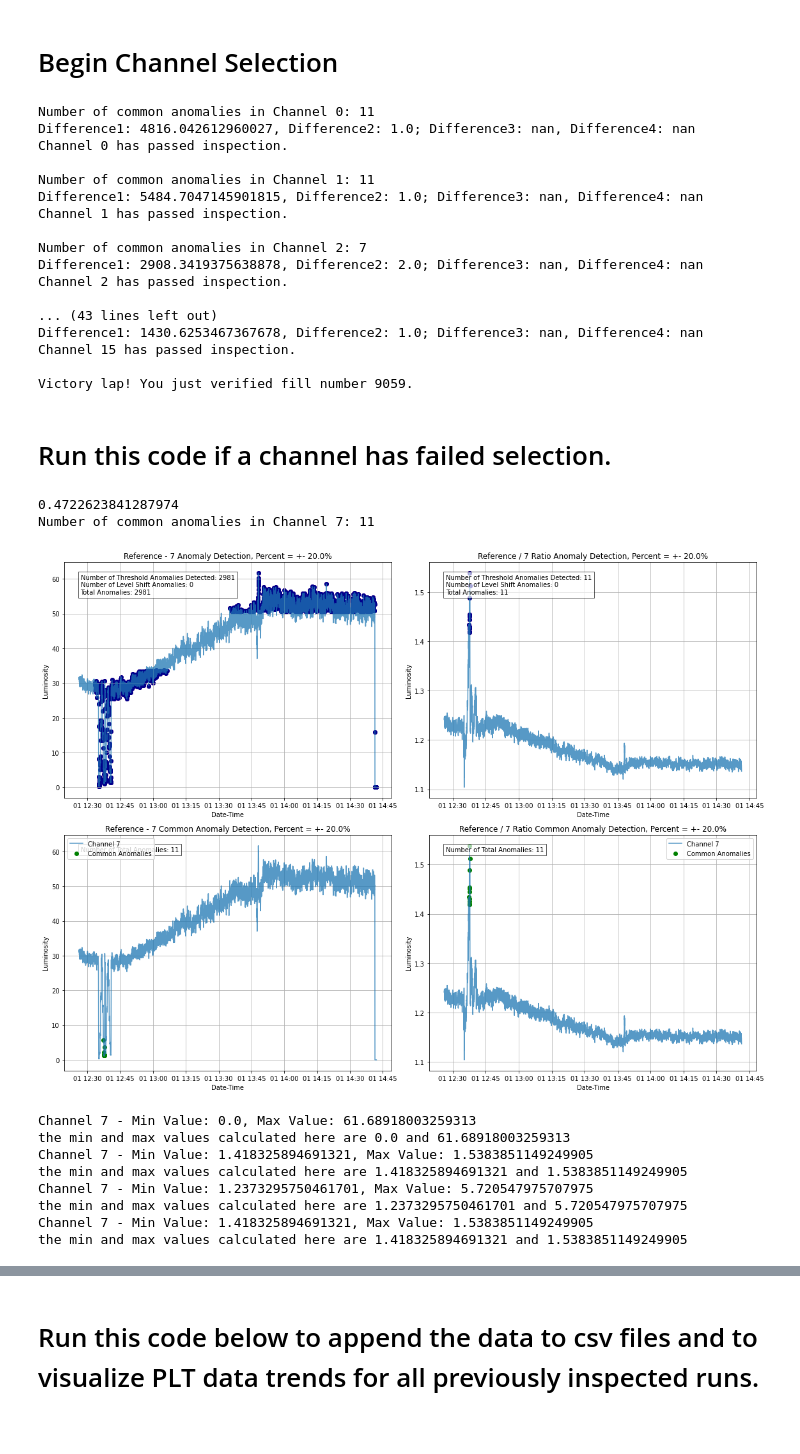
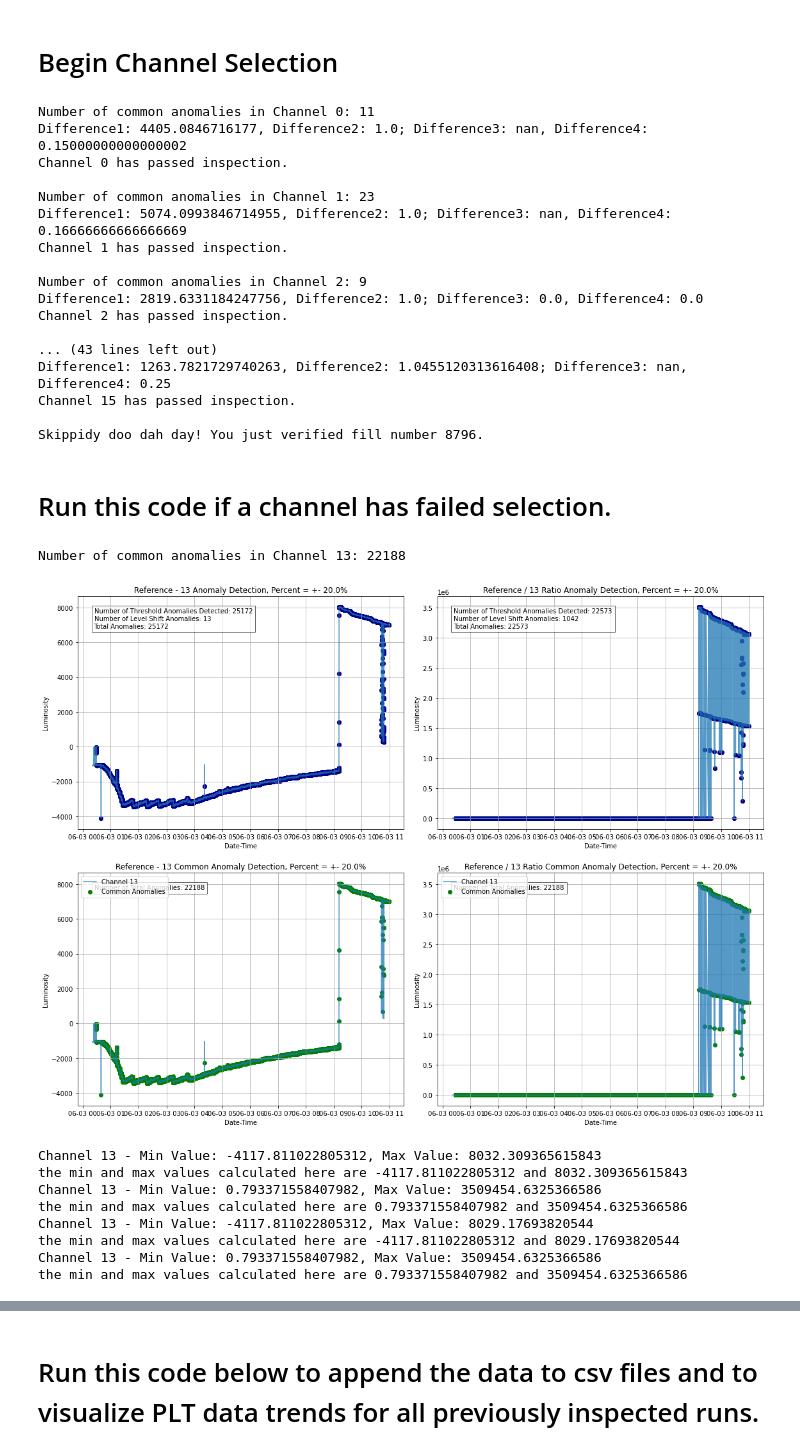
Before and after one commit to katieream/byebyebyeBRIL, a Jupyter notebook: plt_anomaly_algorithm.ipynb, the cells around one changed output, grey strips where cells are left out. Cells and saved outputs as stored; diff of their text form; code cells hidden in the pictures.

```diff
--- a/plt_anomaly_algorithm.ipynb
+++ b/plt_anomaly_algorithm.ipynb
@@ -51,9 +52,11 @@ happy_message = ["Gee whiskers!", "As Post Malone said - Congratulations!", "Hat
 import pathlib
 #list(pathlib.Path('/eos/cms/store/group/dpg_bril/comm_bril/2023/physics/').glob('*.pkl'))
 # %%
-fill_number = 9059
+fill_number = 8796 #change to whatever fill number you want to load in
+
+#cleaning the hd5 file to drop any NaN values, negative luminosity values, and ensure stable beams are on
 hd5 = pd.read_pickle(f'/eos/cms/store/group/dpg_bril/comm_bril/2023/physics/{fill_number}.pkl')
-hd5_cleaned = hd5.dropna()
+hd5_cleaned = hd5.dropna(how = "all")
 rename_dict = {f'pltaggzero_data_{i:02}': f'pltaggzero_{i}' for i in range(16)}
 pltagg_columns = [f'pltaggzero_{i}' for i in range(16)]
 hd5_cleaned = hd5_cleaned.rename(columns=rename_dict)
@@ -62,10 +65,10 @@ hd5_cleaned = hd5_cleaned[(hd5_cleaned[pltagg_columns] >= 0).all(axis=1)]
 hd5_cleaned = hd5_cleaned[(hd5_cleaned['hfetlumi_avgraw'] >= 0) & (hd5_cleaned['hfetlumi_avgraw'].notna())]
 hd5_cleaned = hd5_cleaned[(hd5_cleaned['bcm1flumi_avgraw'] >= 0) & (hd5_cleaned['bcm1flumi_avgraw'].notna())]
 
-
 channels = range(16)
 ch_data = [hd5_cleaned[['nbnum', 'fillnum', 'runnum', 'lsnum', 'date_time', f'pltaggzero_{ch}', 'hfetlumi_avgraw', 'bcm1flumi_avgraw']].rename(columns={f'pltaggzero_{ch}': 'lumi'}) for ch in channels]
 
+#defining the function that gives us our dataframes and finds the ratio values for a particular channel
 def ch_ratio(hd5: pd.DataFrame, ch: int, ref_thr: float = 0.1) -> pd.DataFrame:
     if f'pltaggzero_{ch}' not in hd5.columns:
         print(f"Column 'pltaggzero_{ch}' does not exist.")
@@ -78,6 +81,8 @@ def ch_ratio(hd5: pd.DataFrame, ch: int, ref_thr: float = 0.1) -> pd.DataFrame:
     ch_data['ratio'] = ch_data[f'pltaggzero_{ch}'] / ch_data['lumi_ref']
     return ch_data
 
+
+#defining our dataframes
 ch_ratios = [ch_ratio(hd5=hd5_cleaned, ch=ch, ref_thr=0.1) for ch in channels]
 lumi_data = [ch_data[ch]['lumi'] for ch in channels]
 dt_data = [ch_data[ch]['date_time'] for ch in channels]
@@ -98,12 +103,15 @@ dt_df = pd.DataFrame(dt_data).T
 dt_column_names = [f'date-time{i}' for i in channels]
 dt_df.columns = dt_column_names
 
+#defining the dataframes plugged into the anomaly detection algorithm later
 adtk_df_ratio = pd.concat([dt_df, df_ratio_adtk], axis=1)
 adtk_df = pd.concat([pd.DataFrame({f'lumi_{i}': lumi_data[i], f'date-time_{i}': dt_data[i]}) for i in channels], axis=1)
 
+#titles for plots
 titles = [f'ch{ch} lumi' for ch in channels]
 titles_r = [f'ch{ch}/all' for ch in channels]
 
+#visualize the table
 hd5_cleaned
 # %% [output]
 |  | fillnum | runnum | lsnum | nbnum | hfetlumi_avgraw | hfetlumi_avg | hfetlumi_bxraw | hfetlumi_bx | ... |
@@ -453,22 +493,23 @@ def channel_selection(df1, threshold_high1, threshold_low1, levelshift_c_value,
 # %% [markdown]
 # Begin Channel Selection
 # %%
+#defining the reference channel based on code from earlier
 reference = ch_data[closest_channel]['lumi']
 reference_dt = dt_data[closest_channel]
 
+#defining the parameters for the channel selection tool
 percent = 0.20
-levelshift = 400
+levelshift = 300
 window = 2
 
-bad_channels = [6, 8, 9]
 
 for channel in channels:
-    if channel in bad_channels:
+    if channel in channels_failed:
         print(f"Skipping bad channel {channel}. \n")
         continue
 
     select_channel = channel
-
+    #checking to ensure the lengths match
     if not (len(reference) == len(ch_data[select_channel]['lumi']) == len(reference - ch_data[select_channel]['lumi'])):
         print(f"There is an issue with the lengths for channel {select_channel}")
         print(f"Length of reference: {len(reference)}")
@@ -479,21 +520,25 @@ for channel in channels:
     ch_data[select_channel]['lumi'].replace([np.inf, -np.inf], np.nan, inplace=True)
     ch_data[select_channel]['lumi'].dropna(inplace=True)
 
+    #finding the difference between reference and select channel
     difference = reference - ch_data[select_channel]['lumi']
     difference.index = reference_dt
     difference.index = pd.to_datetime(difference.index).floor('s')
 
+    #finding the ratio between reference and select channel
     ratio = (reference / ch_data[select_channel]['lumi'])
     ratio.index = reference_dt
     ratio.index = pd.to_datetime(ratio.index).floor('s')
     ratio = ratio.replace([np.inf, -np.inf], np.nan).dropna()
 
+    #finding mean values for difference and ratio across all points
     differencemean = np.mean(difference)
     ratiomean = np.mean(ratio)
 
     threshold_high2 = ratiomean + percent * ratiomean
     threshold_low2 = ratiomean - percent * ratiomean
 
+    #dealing with different scenarios if the difference mean is negative or positive
     if differencemean < 0:
         threshold_high1_diff = differencemean - percent * differencemean
         threshold_low1_diff = differencemean + percent * differencemean
@@ -502,6 +547,7 @@ for channel in channels:
         threshold_low1_diff = differencemean - percent * differencemean
 
     try:
+        #run channel selection
         channel_selection(difference, threshold_high1=threshold_high1_diff, threshold_low1=threshold_low1_diff, levelshift_c_value=levelshift, levelshift_window=window, channel_number=select_channel,
                           df2=ratio, threshold_high2=threshold_high2, threshold_low2=threshold_low2,
                           title1=f"Reference - {select_channel} Anomaly Detection, Percent = +- {percent * 100}%", title2=f"Reference/{select_channel} Ratio Anomaly Detection, Percent = +- {percent * 100}%",
@@ -509,32 +555,36 @@ for channel in channels:
     except Exception as e:
         print(f"Channel {select_channel} failed inspection with error: {e}. \n")
 
+
 print(f"{np.random.choice(happy_message)} You just verified fill number {fill_number}.")
 # %% [output]
 Number of common anomalies in Channel 0: 11
-Difference1: 4816.042612960027, Difference2: 1.0; Difference3: nan, Difference4: nan
+Difference1: 4405.0846716177, Difference2: 1.0; Difference3: nan, Difference4: 0.15000000000000002
 Channel 0 has passed inspection.
 
-Number of common anomalies in Channel 1: 11
-Difference1: 5484.7047145901815, Difference2: 1.0; Difference3: nan, Difference4: nan
+Number of common anomalies in Channel 1: 23
+Difference1: 5074.0993846714955, Difference2: 1.0; Difference3: nan, Difference4: 0.16666666666666669
 Channel 1 has passed inspection.
 
-Number of common anomalies in Channel 2: 7
-Difference1: 2908.3419375638878, Difference2: 2.0; Difference3: nan, Difference4: nan
+Number of common anomalies in Channel 2: 9
+Difference1: 2819.6331184247756, Difference2: 1.0; Difference3: 0.0, Difference4: 0.0
 Channel 2 has passed inspection.
 
 ... (43 lines left out)
-Difference1: 1430.6253467367678, Difference2: 1.0; Difference3: nan, Difference4: nan
+Difference1: 1263.7821729740263, Difference2: 1.0455120313616408; Difference3: nan, Difference4: 0.25
 Channel 15 has passed inspection.
 
-Victory lap! You just verified fill number 9059.
+Skippidy doo dah day! You just verified fill number 8796.
 # %% [markdown]
 # Run this code if a channel has failed selection.
 # %%
 def full_automated(df1, threshold_high1, threshold_low1, levelshift_c_values, levelshift_windows, channel_number, df2=None,
                    threshold_high2=None, threshold_low2=None, common_anomalies=None, title1=None, title2=None, title3=None, title4=None, show_histograms = False):
+
+    #creating subplots to visualize issues in failed channels
     fig, axs = plt.subplots(2, 2, figsize=(16, 12))
 
+    #plotting the anomalies for respective plots
     combined_anomalies1, threshold_anomaly_dates1, levelshift_anomalies_all1 = detect_anomalies(df1, threshold_high1, threshold_low1, levelshift_c_values, levelshift_windows)
     plot_anomalies(axs[0, 0], df1, combined_anomalies1, threshold_anomaly_dates1, levelshift_anomalies_all1, channel_number, title1)
 
@@ -545,12 +595,14 @@ def full_automated(df1, threshold_high1, threshold_low1, levelshift_c_values, le
     num_common_anomalies = len(common_anomalies)
     print(f"Number of common anomalies in Channel {channel_number}: {num_common_anomalies}")
 
+    #plotting the common anomalies across the two earlier plots
     plot_common_anomalies(axs[1,0], df1, common_anomalies, channel_number, title3)
     plot_common_anomalies(axs[1,1], df2, common_anomalies, channel_number, title4)
     plt.tight_layout()
     plt.show()
 
     if show_histograms:
+        #showing the histogram distributions of the anomalies
         fig, hist_axes = plt.subplots(2, 2, figsize=(16, 12))
 
         anomaly_values1 = [df1.loc[idx] for idx in combined_anomalies1]
@@ -568,44 +620,45 @@ def full_automated(df1, threshold_high1, threshold_low1, levelshift_c_values, le
         plt.tight_layout()
         plt.show()
 
-select_channel = 7
+#choose the channel you want to inspect further
+select_channel = 13
 difference = reference - ch_data[select_channel]['lumi']
 difference.index = reference_dt
 difference.index = pd.to_datetime(difference.index).floor('s')
 
 ratio = reference / ch_data[select_channel]['lumi']
 ratio.index = reference_dt
 ratio.index = pd.to_datetime(ratio.index).floor('s')
 ratio = ratio.replace([np.inf, -np.inf], np.nan).dropna()
 
 differencemean = np.mean(difference)
 ratiomean = np.mean(ratio)
 
 threshold_high2_ratio = ratiomean + percent * ratiomean
 threshold_low2_ratio = ratiomean - percent * ratiomean
 
 if differencemean < 0:
     threshold_high1_diff = differencemean - percent * differencemean
     threshold_low1_diff = differencemean + percent * differencemean
 else:
     threshold_high1_diff = differencemean + percent * differencemean
     threshold_low1_diff = differencemean - percent * differencemean
 
 
+#run the algorithm
 full_automated(difference, threshold_high1=threshold_high1_diff, threshold_low1=threshold_low1_diff, levelshift_c_values=levelshift, levelshift_windows=window, channel_number= select_channel,
                            df2=ratio, threshold_high2=threshold_high2_ratio, threshold_low2=threshold_low2_ratio,
                            title1=f"Reference - {select_channel} Anomaly Detection, Percent = +- {percent * 100}%", title2=f"Reference / {select_channel} Ratio Anomaly Detection, Percent = +- {percent * 100}%",
                            title3=f"Reference - {select_channel} Common Anomaly Detection, Percent = +- {percent * 100}%", title4=f"Reference / {select_channel} Ratio Common Anomaly Detection, Percent = +- {percent * 100}%",
                            show_histograms = True)
 # %% [output]
-0.4722623841287974
-Number of common anomalies in Channel 7: 11
+Number of common anomalies in Channel 13: 22188
-[figure, old version]
+[figure, new version]
-Channel 7 - Min Value: 0.0, Max Value: 61.68918003259313
-the min and max values calculated here are 0.0 and 61.68918003259313
-Channel 7 - Min Value: 1.418325894691321, Max Value: 1.5383851149249905
-the min and max values calculated here are 1.418325894691321 and 1.5383851149249905
-Channel 7 - Min Value: 1.2373295750461701, Max Value: 5.720547975707975
-the min and max values calculated here are 1.2373295750461701 and 5.720547975707975
-Channel 7 - Min Value: 1.418325894691321, Max Value: 1.5383851149249905
-the min and max values calculated here are 1.418325894691321 and 1.5383851149249905
+Channel 13 - Min Value: -4117.811022805312, Max Value: 8032.309365615843
+the min and max values calculated here are -4117.811022805312 and 8032.309365615843
+Channel 13 - Min Value: 0.793371558407982, Max Value: 3509454.6325366586
+the min and max values calculated here are 0.793371558407982 and 3509454.6325366586
+Channel 13 - Min Value: -4117.811022805312, Max Value: 8029.17693820544
+the min and max values calculated here are -4117.811022805312 and 8029.17693820544
+Channel 13 - Min Value: 0.793371558407982, Max Value: 3509454.6325366586
+the min and max values calculated here are 0.793371558407982 and 3509454.6325366586
```
Also changed, not shown: parts of 24 cells of this notebook.
